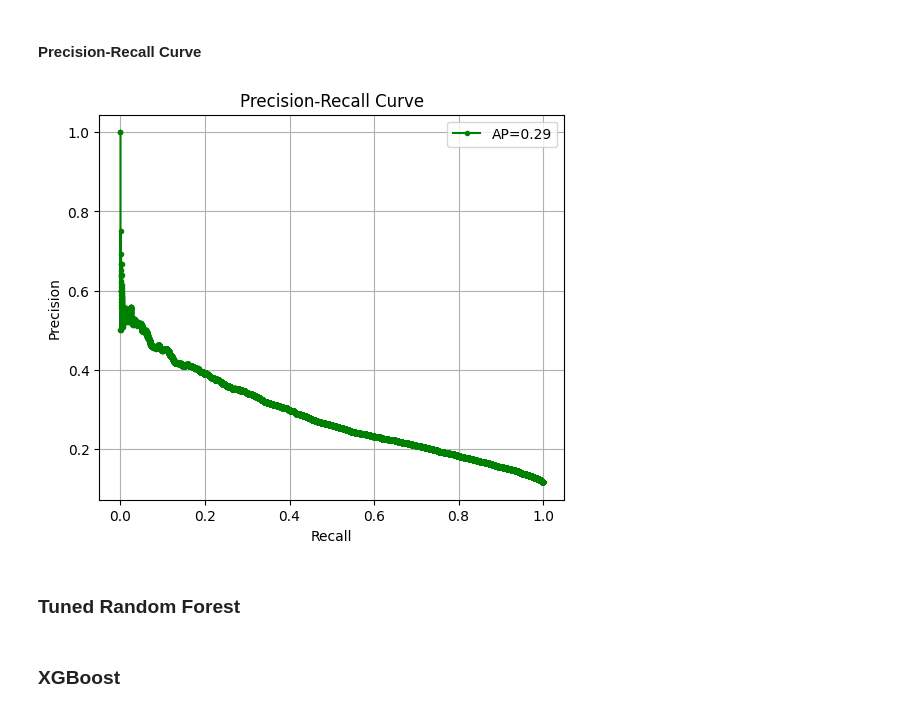
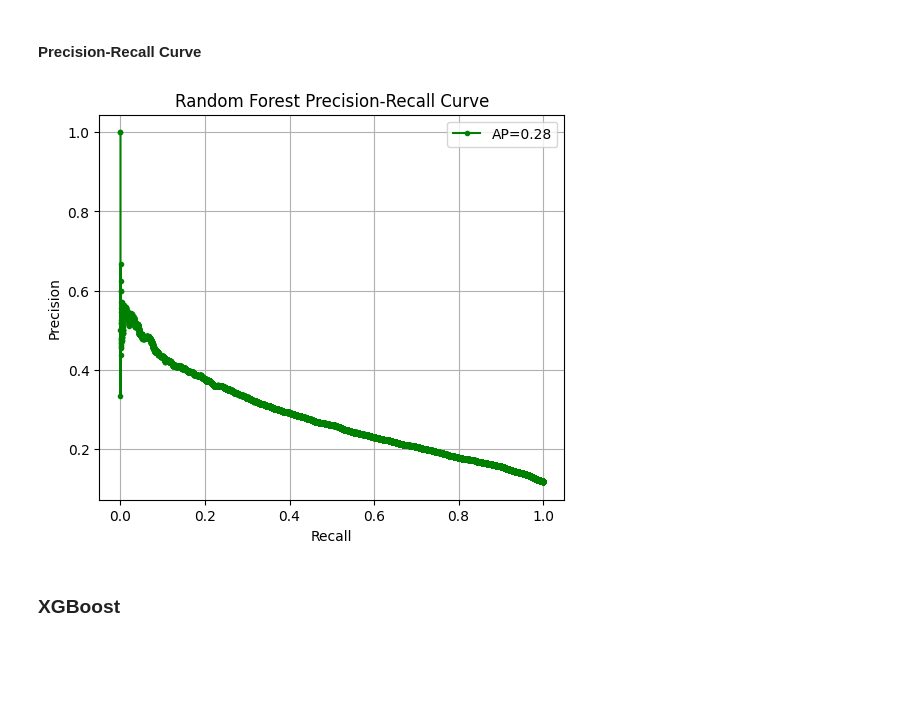
Before and after one commit to bonareri/Credit-Risk-Assessment, a Jupyter notebook: Credit_Risk_Modelling.ipynb, the cells around one changed output. Drawn from its saved outputs; the diff is of its cells as text; code cells hidden in the pictures; blank space fills up the shorter version.

```diff
--- a/Credit_Risk_Modelling.ipynb
+++ b/Credit_Risk_Modelling.ipynb
@@ -667,7 +673,7 @@ plt.show()
 # Initialize Random Forest with better settings
 rf = RandomForestClassifier(
     n_estimators=50,
-    max_depth=10,
+    max_depth=5,
     min_samples_split=5,
     random_state=42,
     n_jobs=-1
@@ -683,7 +689,7 @@ RandomForestClassifier(max_depth=10, min_samples_split=5, n_estimators=50,
 # %%
 # Make predictions
 y_pred = rf.predict(X_test)
-y_pred_prob = rf.predict_proba(X_test)[:, 1]  # Probabilities for class 1 (Default)
+y_pred_prob_rf = rf.predict_proba(X_test)[:, 1]  # Probabilities for class 1 (Default)
 # %% [markdown]
 #### Model Evaluation
 # %%
@@ -724,19 +730,17 @@ Confusion Matrix:
 #### Precision-Recall Curve
 # %%
 # Compute Precision-Recall curve
-precision, recall, _ = precision_recall_curve(y_test, y_pred_prob)
-avg_precision = average_precision_score(y_test, y_pred_prob)
+precision, recall, _ = precision_recall_curve(y_test, y_pred_prob_rf)
+avg_precision = average_precision_score(y_test, y_pred_prob_rf)
 
 # Plot the Precision-Recall curve
 plt.figure(figsize=(6, 5))
 plt.plot(recall, precision, marker='.', label=f'AP={avg_precision:.2f}', color="green")
 plt.xlabel('Recall')
 plt.ylabel('Precision')
-plt.title('Precision-Recall Curve')
+plt.title('Random Forest Precision-Recall Curve')
 plt.legend()
 plt.grid()
 plt.show()
 # %% [output]
-[figure, old version]
+[figure, new version]
-# %% [markdown]
-### Tuned Random Forest
```
Also changed, not shown: parts of 29 cells of this notebook.
